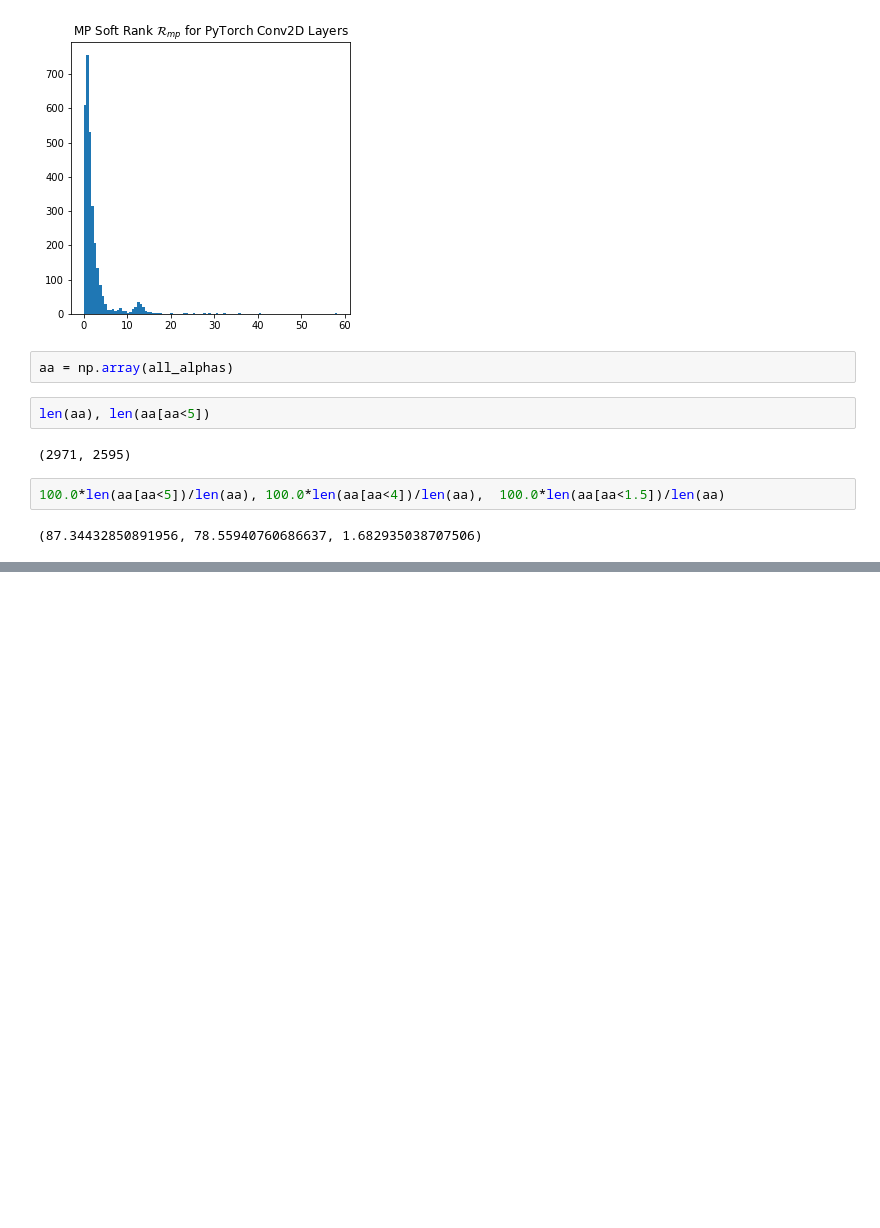
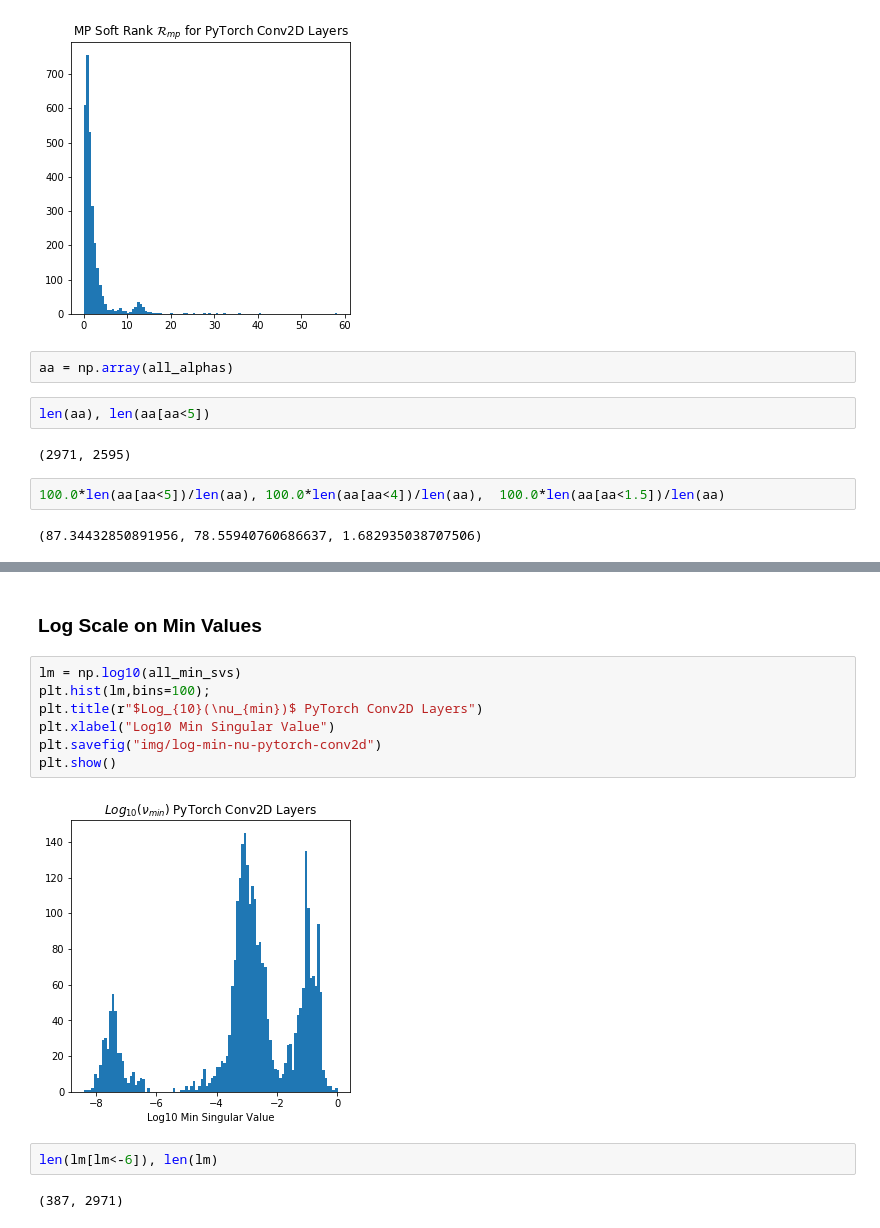
Before and after one commit to CalculatedContent/ImplicitSelfRegularization, a Jupyter notebook: All-pytorch-models-wCNNs-Slices.ipynb, the cells around one changed output, grey strips where cells are left out. Cells and saved outputs as stored; diff of their text form; blank space fills up the shorter version.

```diff
--- a/All-pytorch-models-wCNNs-Slices.ipynb
+++ b/All-pytorch-models-wCNNs-Slices.ipynb
@@ -183,0 +250,15 @@ len(aa), len(aa[aa<5])
+# %% [markdown]
+### Log Scale on Min Values
+# %%
+lm = np.log10(all_min_svs)
+plt.hist(lm,bins=100);
+plt.title(r"$Log_{10}(\nu_{min})$ PyTorch Conv2D Layers")
+plt.xlabel("Log10 Min Singular Value")
+plt.savefig("img/log-min-nu-pytorch-conv2d")
+plt.show()
+# %% [output]
+[figure, added]
+# %%
+len(lm[lm<-6]), len(lm)
+# %% [output]
+(387, 2971)
```
Also changed, not shown: parts of 5 cells of this notebook.
